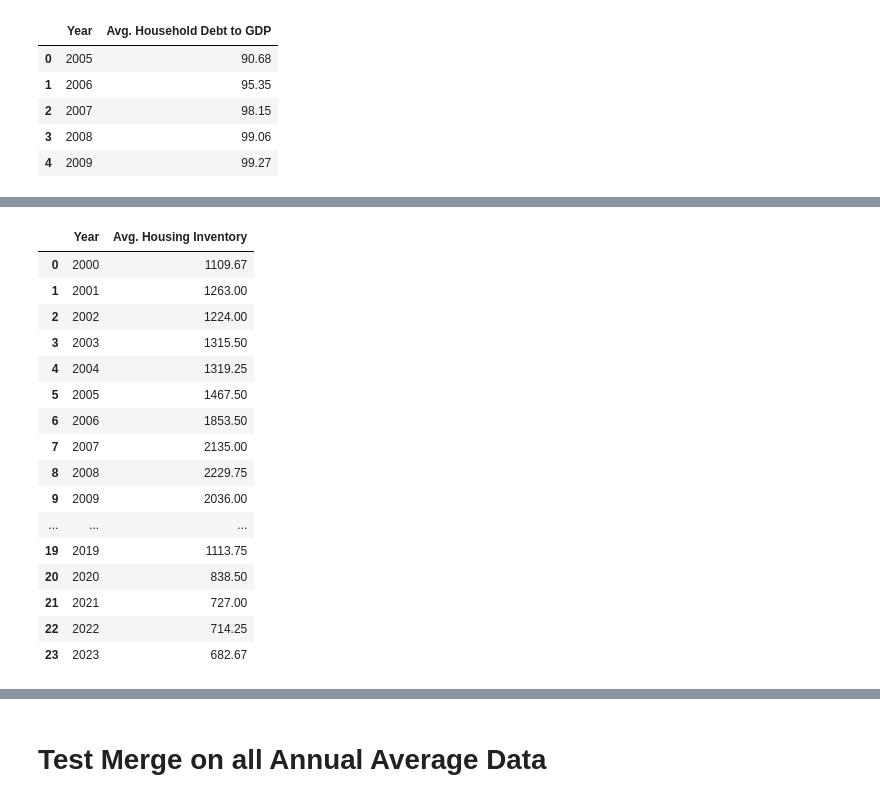
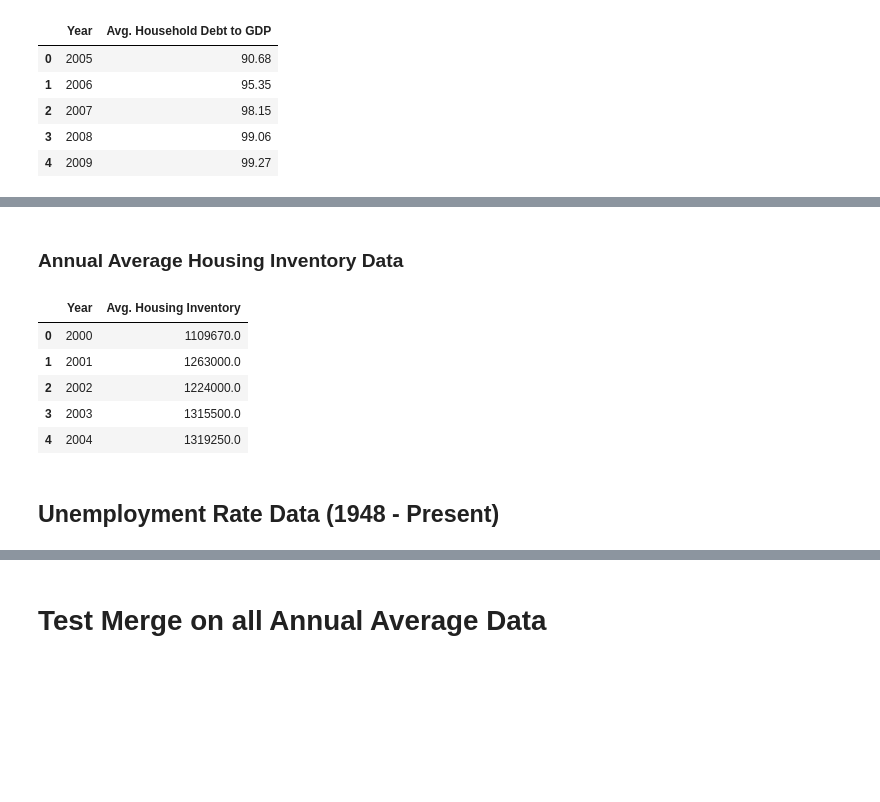
Before and after one commit to njlanger/Project1_Grp3, a Jupyter notebook: input_data/raw_fred_data.ipynb, the cells around one changed output, grey strips where cells are left out. Saved outputs shown, nothing was run; the diff lists cells and outputs as text; code cells hidden in the pictures; blank space fills up the shorter version.

Commit message:
Updated Housing Inventory to show full # of units

```diff
--- a/input_data/raw_fred_data.ipynb
+++ b/input_data/raw_fred_data.ipynb
@@ -450,24 +390,23 @@ housing_inv_df1
-# %%
-average_house_inv = average_values_by_year_df(housing_inv_df1)
-average_house_inv
-# %% [output]
-|  | Year | Avg. Housing Inventory |
-| 0 | 2000 | 1109.67 |
-| 1 | 2001 | 1263.00 |
-| 2 | 2002 | 1224.00 |
-| 3 | 2003 | 1315.50 |
-| 4 | 2004 | 1319.25 |
-| 5 | 2005 | 1467.50 |
-| 6 | 2006 | 1853.50 |
-| 7 | 2007 | 2135.00 |
-| 8 | 2008 | 2229.75 |
-| 9 | 2009 | 2036.00 |
-| ... | ... | ... |
-| 19 | 2019 | 1113.75 |
-| 20 | 2020 | 838.50 |
-| 21 | 2021 | 727.00 |
-| 22 | 2022 | 714.25 |
-| 23 | 2023 | 682.67 |
+# %% [markdown]
+### Annual Average Housing Inventory Data
+# %%
+# Calculate average housing inventory for each year
+average_house_inv = average_values_by_year_df(housing_inv_df1)
+
+# Current values are thousands of units - multiply by 1,000
+average_house_inv["Avg. Housing Inventory"] = average_house_inv["Avg. Housing Inventory"]*1000
+
+# Display Dataframe
+average_house_inv.head()
+# %% [output]
+|  | Year | Avg. Housing Inventory |
+| 0 | 2000 | 1109670.0 |
+| 1 | 2001 | 1263000.0 |
+| 2 | 2002 | 1224000.0 |
+| 3 | 2003 | 1315500.0 |
+| 4 | 2004 | 1319250.0 |
+# %% [markdown]
+## Unemployment Rate Data (1948 - Present)
 # %%
 #U.S. Bureau of Labor Statistics, Unemployment Rate [UNRATE], retrieved from FRED, Federal Reserve Bank of St. Louis; https://fred.stlouisfed.org/series/UNRATE, November 13, 2023.
 unemployment_df = fred.get_series_df("UNRATE")
```
Also changed, not shown: parts of 14 cells of this notebook, 1 other file.
